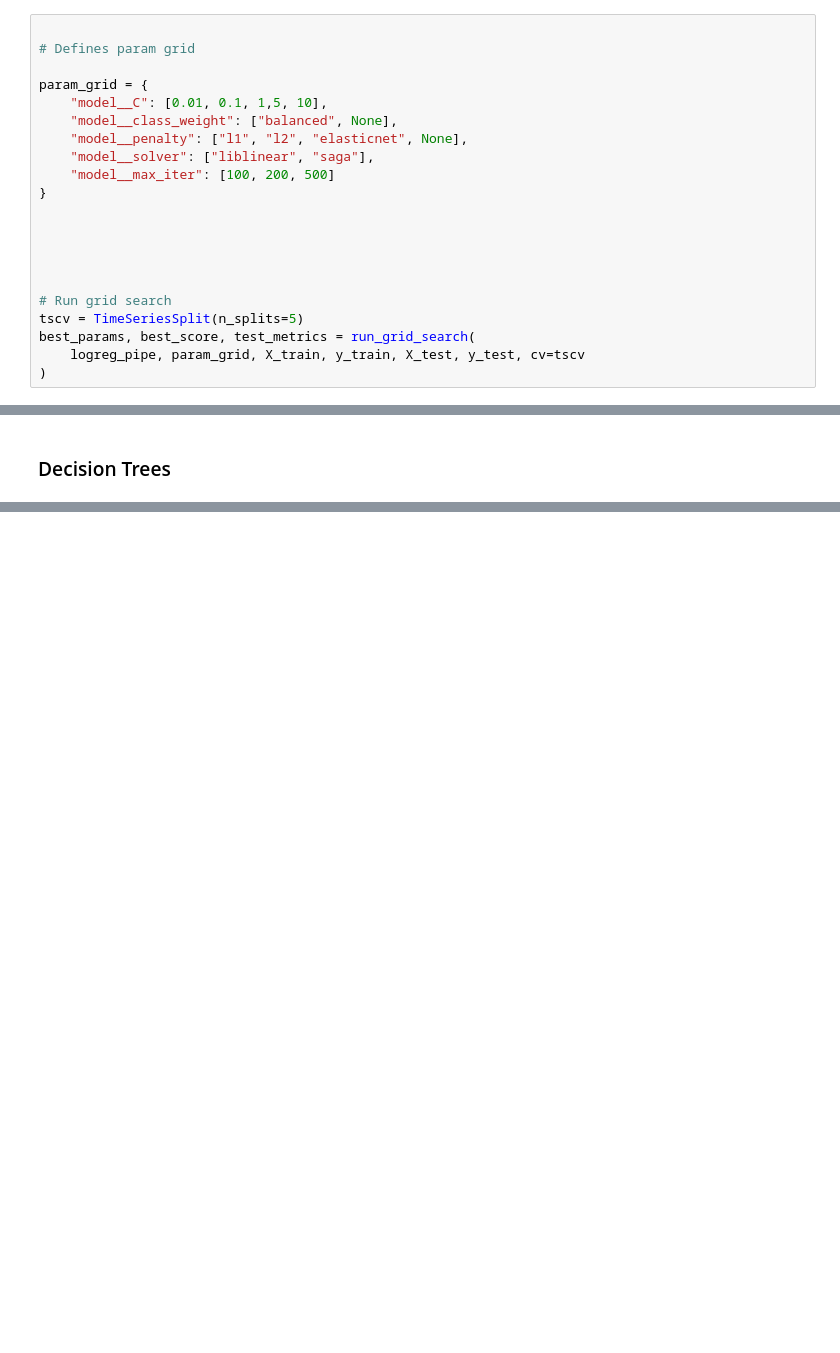
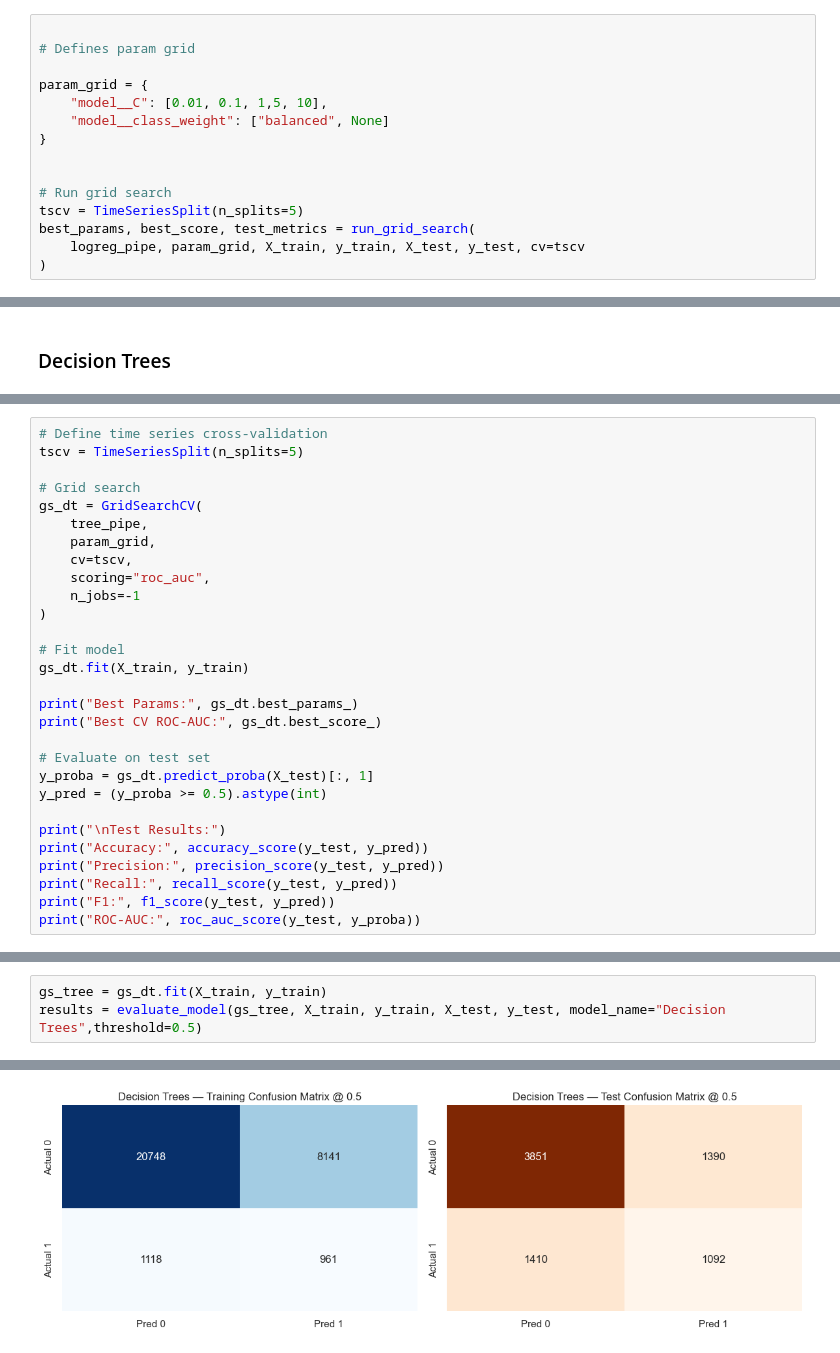
Before and after one commit to conceicao-singa/Bank_Telemarketing_Prediction_EDSB25_1, a Jupyter notebook: notebooks/training.ipynb, the cells around one changed output, grey strips where cells are left out. Drawn from its saved outputs; the diff is of its cells as text; blank space fills up the shorter version.

```diff
--- a/notebooks/training.ipynb
+++ b/notebooks/training.ipynb
@@ -59,14 +69,8 @@ ROC-AUC: 0.6814993721489133
 
 param_grid = {
     "model__C": [0.01, 0.1, 1,5, 10],
-    "model__class_weight": ["balanced", None],
-    "model__penalty": ["l1", "l2", "elasticnet", None],
-    "model__solver": ["liblinear", "saga"],
-    "model__max_iter": [100, 200, 500]
+    "model__class_weight": ["balanced", None]
 }
-
-
-
 
 
 # Run grid search
@@ -128,0 +228,29 @@ Roc_auc   : 0.5119
+# %%
+# Define time series cross-validation
+tscv = TimeSeriesSplit(n_splits=5)
+
+# Grid search
+gs_dt = GridSearchCV(
+    tree_pipe,
+    param_grid,
+    cv=tscv,
+    scoring="roc_auc",
+    n_jobs=-1
+)
+
+# Fit model
+gs_dt.fit(X_train, y_train)
+
+print("Best Params:", gs_dt.best_params_)
+print("Best CV ROC-AUC:", gs_dt.best_score_)
+
+# Evaluate on test set
+y_proba = gs_dt.predict_proba(X_test)[:, 1]
+y_pred = (y_proba >= 0.5).astype(int)
+
+print("\nTest Results:")
+print("Accuracy:", accuracy_score(y_test, y_pred))
+print("Precision:", precision_score(y_test, y_pred))
+print("Recall:", recall_score(y_test, y_pred))
+print("F1:", f1_score(y_test, y_pred))
+print("ROC-AUC:", roc_auc_score(y_test, y_proba))
@@ -128,0 +284,4 @@ Roc_auc   : 0.5119
+# %%
+gs_tree = gs_dt.fit(X_train, y_train)
+results = evaluate_model(gs_tree, X_train, y_train, X_test, y_test, model_name="Decision Trees",threshold=0.5)
+# %% [output]
@@ -128,0 +306 @@ Roc_auc   : 0.5119
+[figure, added]
```
Also changed, not shown: parts of 19 cells of this notebook, 1 other file.
